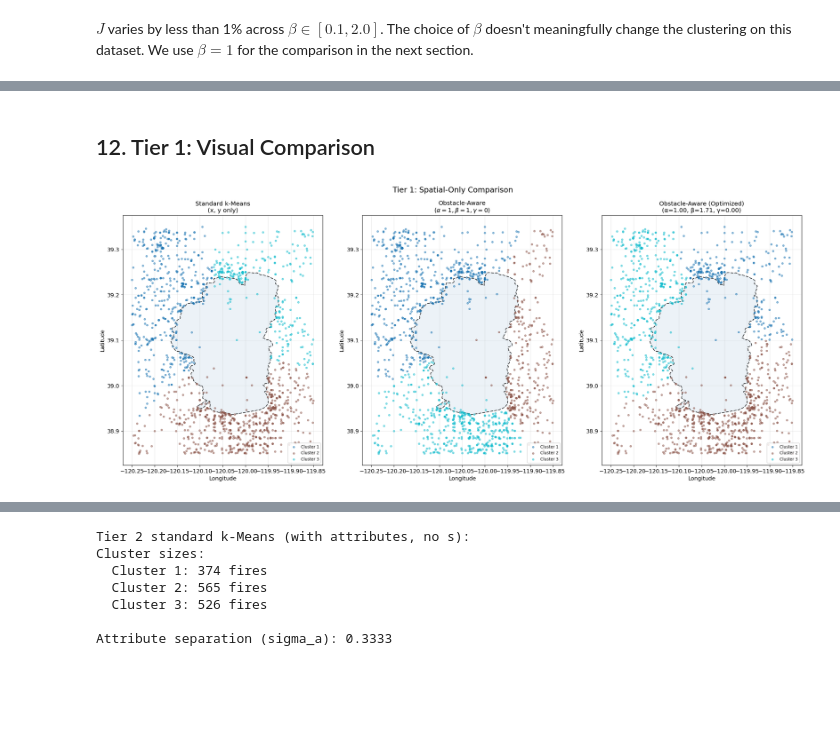
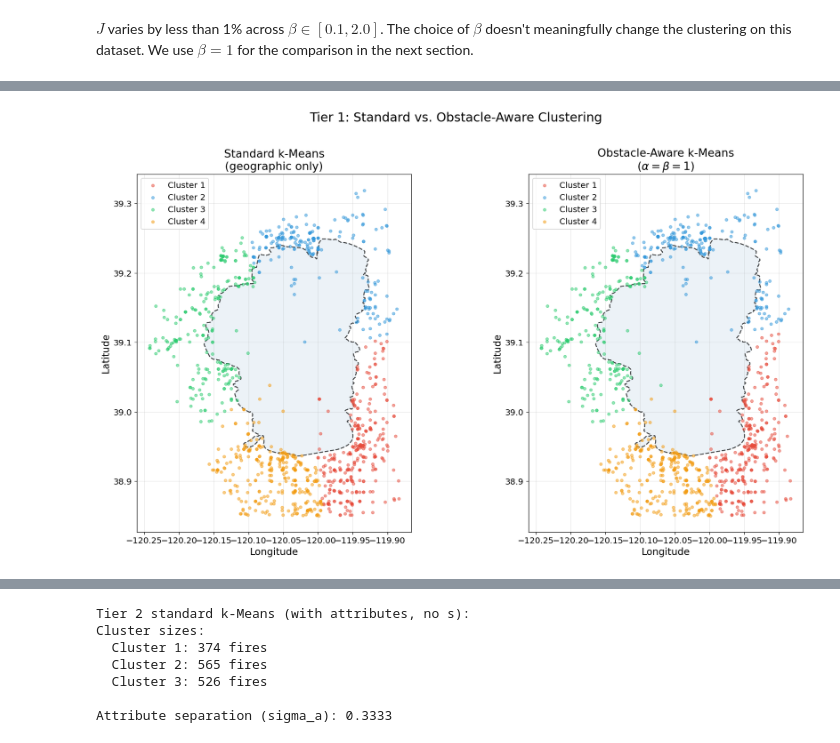
Before and after one commit to Michele-75/obstacle-aware-clustering, a Jupyter notebook: notebooks/03_clustering_wildfires.ipynb, the cells around one changed output, grey strips where cells are left out. Cells and saved outputs as stored; diff of their text form; code cells hidden in the pictures; blank space fills up the shorter version.

Commit message:
Finished cleaning all Tier 1 cells, moved on to Tier 2

```diff
--- a/notebooks/03_clustering_wildfires.ipynb
+++ b/notebooks/03_clustering_wildfires.ipynb
@@ -740,32 +692,38 @@ Obstacle-Aware (alpha=1, beta=1.71)            0.0583    0.330    0.391    0.297
-# %% [markdown]
-## 12. Tier 1: Visual Comparison
 # %%
-fig, axes = plt.subplots(1, 3, figsize=(20, 8))
+# Side-by-side: standard k-Means vs. obstacle-aware k-Means
 
-t1_titles = [
-    'Standard k-Means\n(x, y only)',
-    r'Obstacle-Aware' + '\n' + r'($\alpha=1, \beta=1, \gamma=0$)',
-    f'Obstacle-Aware (Optimized)\n' + f'(\u03b1=1.00, \u03b2={opt_beta_t1:.2f}, \u03b3=0.00)'
+# Map obstacle-aware cluster labels to standard k-Means labels
+# so cluster colors stay consistent across the two panels
+oa_to_std = map_labels_to_reference(labels_t1_equal, labels_standard, k)
+
+fig, axes = plt.subplots(1, 2, figsize=(16, 9))
+
+panel_data = [
+    (labels_standard, lambda lbl: lbl, 'Standard k-Means\n(geographic only)'),
+    (labels_t1_equal, lambda lbl: oa_to_std[lbl],
+     r'Obstacle-Aware k-Means' + '\n' + r'($\alpha = \beta = 1$)'),
 ]
-t1_labels = [labels_standard, labels_t1_equal, labels_t1_opt]
 
-for col, (labels, title) in enumerate(zip(t1_labels, t1_titles)):
-    ax = axes[col]
-    for i in range(k):
-        mask = labels == i
+for ax, (labels, color_fn, title) in zip(axes, panel_data):
+    # Boundary first
+    ax.plot(spline_pts[:, 0], spline_pts[:, 1], color='black', linestyle='--',
+            linewidth=1.5, alpha=0.7)
+    ax.fill(spline_pts[:, 0], spline_pts[:, 1], alpha=0.1, color='steelblue')
+    # Fires
+    for cluster_id in range(k):
+        mask = labels == cluster_id
         ax.scatter(fires['LONGITUDE'].values[mask], fires['LATITUDE'].values[mask],
-                   c=[colors(i)], s=12, alpha=0.5, label=f'Cluster {i+1}', zorder=3)
-    ax.plot(spline_pts[:, 0], spline_pts[:, 1], 'k--', linewidth=1.5, alpha=0.7)
-    ax.fill(spline_pts[:, 0], spline_pts[:, 1], alpha=0.1, color='steelblue')
+                   c=CLUSTER_COLORS[color_fn(cluster_id)], s=15, alpha=0.5,
+                   label=f'Cluster {color_fn(cluster_id)+1}', zorder=3)
     ax.set_xlabel('Longitude')
     ax.set_ylabel('Latitude')
-    ax.set_title(title, fontsize=12)
-    ax.legend(fontsize=8, loc='lower right')
+    ax.set_title(title)
+    ax.legend()
     ax.set_aspect('equal')
     ax.grid(True, alpha=0.3)
 
-plt.suptitle('Tier 1: Spatial-Only Comparison', fontsize=15, y=1.01)
+plt.suptitle('Tier 1: Standard vs. Obstacle-Aware Clustering', y=1.01)
 plt.tight_layout()
 plt.show()
 # %% [output]
-[figure, old version]
+[figure, new version]
```
Also changed, not shown: parts of 16 cells of this notebook.
